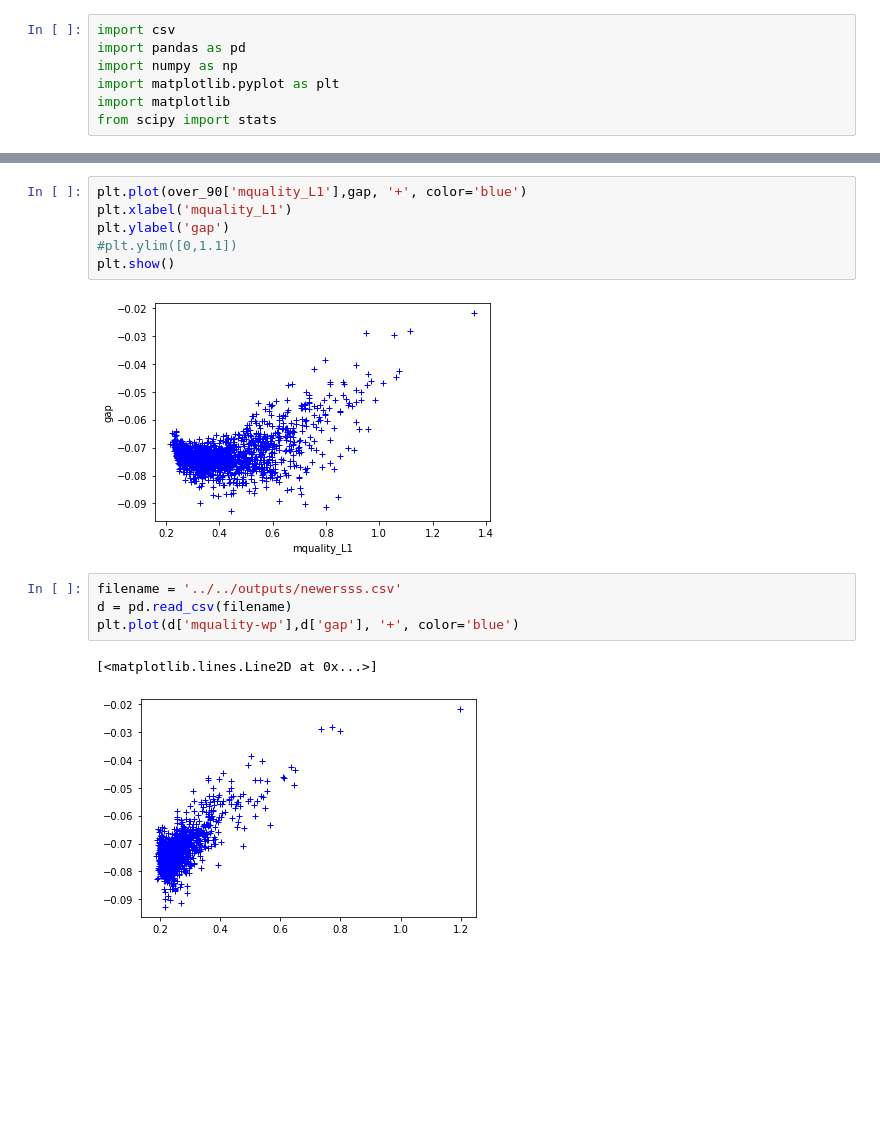
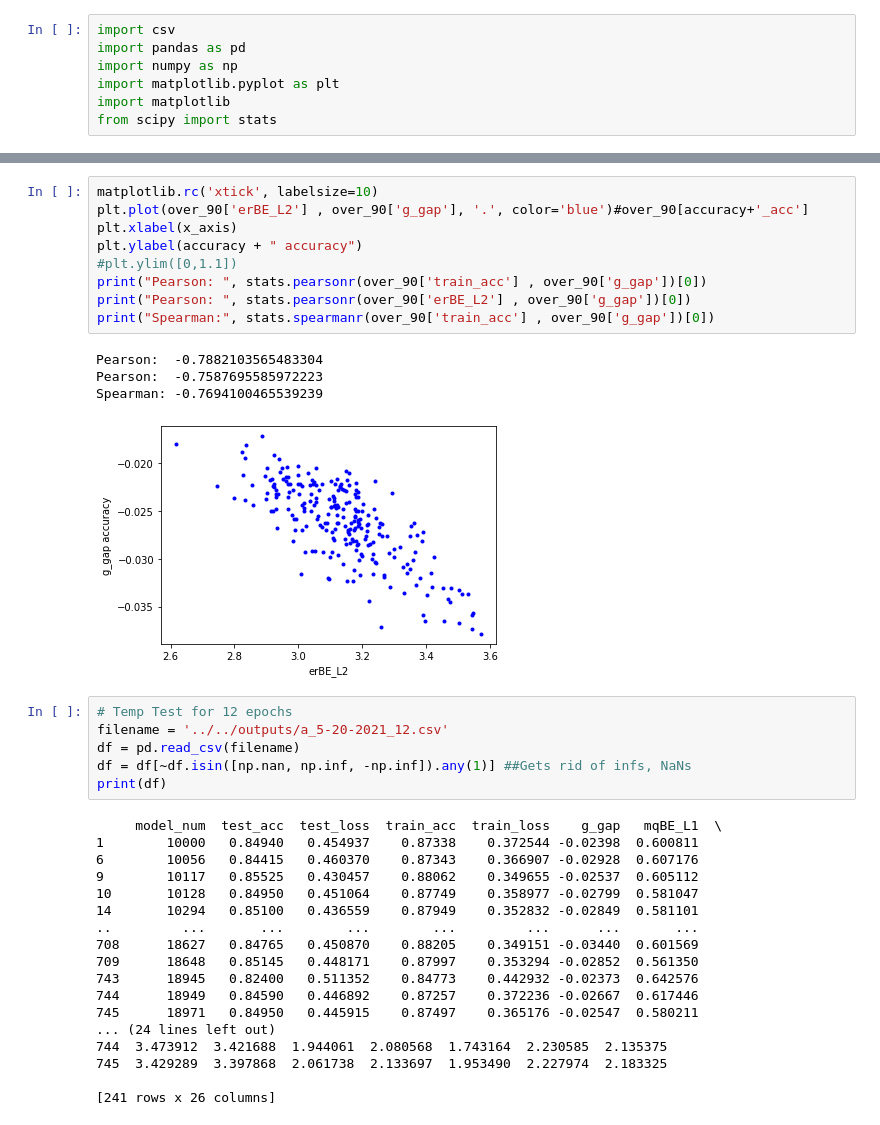
Before and after one commit to KhalilJDamouni/NAS-Metrics, a Jupyter notebook: NATS-Bench1/source/plot.ipynb, the cells around one changed output, grey strips where cells are left out. Cells and saved outputs as stored; diff of their text form; blank space fills up the shorter version.

```diff
--- a/NATS-Bench1/source/plot.ipynb
+++ b/NATS-Bench1/source/plot.ipynb
@@ -107,15 +144,38 @@ Spearman: 0.8905613873371244
-# %%
-plt.plot(over_90['mquality_L1'],gap, '+', color='blue')
-plt.xlabel('mquality_L1')
-plt.ylabel('gap')
-#plt.ylim([0,1.1])
-plt.show()
-# %% [output]
-[figure, removed]
-# %%
-filename = '../../outputs/newersss.csv'
-d = pd.read_csv(filename)
-plt.plot(d['mquality-wp'],d['gap'], '+', color='blue')
-# %% [output]
-[<matplotlib.lines.Line2D at 0x...>]
-[figure, removed]
+# %%
+matplotlib.rc('xtick', labelsize=10)
+plt.plot(over_90['erBE_L2'] , over_90['g_gap'], '.', color='blue')#over_90[accuracy+'_acc']
+plt.xlabel(x_axis)
+plt.ylabel(accuracy + " accuracy")
+#plt.ylim([0,1.1])
+print("Pearson: ", stats.pearsonr(over_90['train_acc'] , over_90['g_gap'])[0])
+print("Pearson: ", stats.pearsonr(over_90['erBE_L2'] , over_90['g_gap'])[0])
+print("Spearman:", stats.spearmanr(over_90['train_acc'] , over_90['g_gap'])[0])
+# %% [output]
+Pearson:  -0.7882103565483304
+Pearson:  -0.7587695585972223
+Spearman: -0.7694100465539239
+[figure, added]
+# %%
+# Temp Test for 12 epochs
+filename = '../../outputs/a_5-20-2021_12.csv'
+df = pd.read_csv(filename)
+df = df[~df.isin([np.nan, np.inf, -np.inf]).any(1)] ##Gets rid of infs, NaNs
+print(df)
+# %% [output]
+     model_num  test_acc  test_loss  train_acc  train_loss    g_gap   mqBE_L1  \
+1        10000   0.84940   0.454937    0.87338    0.372544 -0.02398  0.600811
+6        10056   0.84415   0.460370    0.87343    0.366907 -0.02928  0.607176
+9        10117   0.85525   0.430457    0.88062    0.349655 -0.02537  0.605112
+10       10128   0.84950   0.451064    0.87749    0.358977 -0.02799  0.581047
+14       10294   0.85100   0.436559    0.87949    0.352832 -0.02849  0.581101
+..         ...       ...        ...        ...         ...      ...       ...
+708      18627   0.84765   0.450870    0.88205    0.349151 -0.03440  0.601569
+709      18648   0.85145   0.448171    0.87997    0.353294 -0.02852  0.561350
+743      18945   0.82400   0.511352    0.84773    0.442932 -0.02373  0.642576
+744      18949   0.84590   0.446892    0.87257    0.372236 -0.02667  0.617446
+745      18971   0.84950   0.445915    0.87497    0.365176 -0.02547  0.580211
+... (24 lines left out)
+744  3.473912  3.421688  1.944061  2.080568  1.743164  2.230585  2.135375
+745  3.429289  3.397868  2.061738  2.133697  1.953490  2.227974  2.183325
+
+[241 rows x 26 columns]
```
Also changed, not shown: parts of 7 cells of this notebook, 2 other files.
